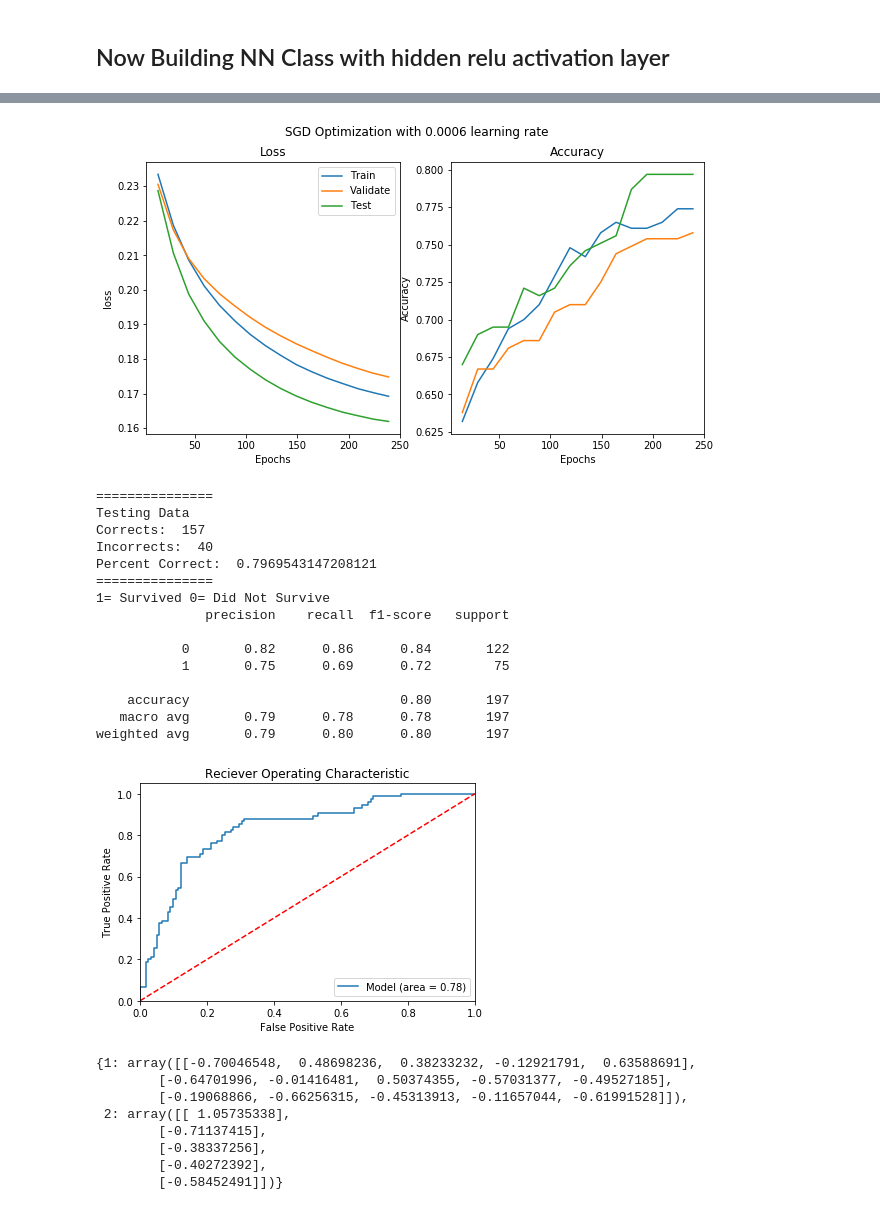
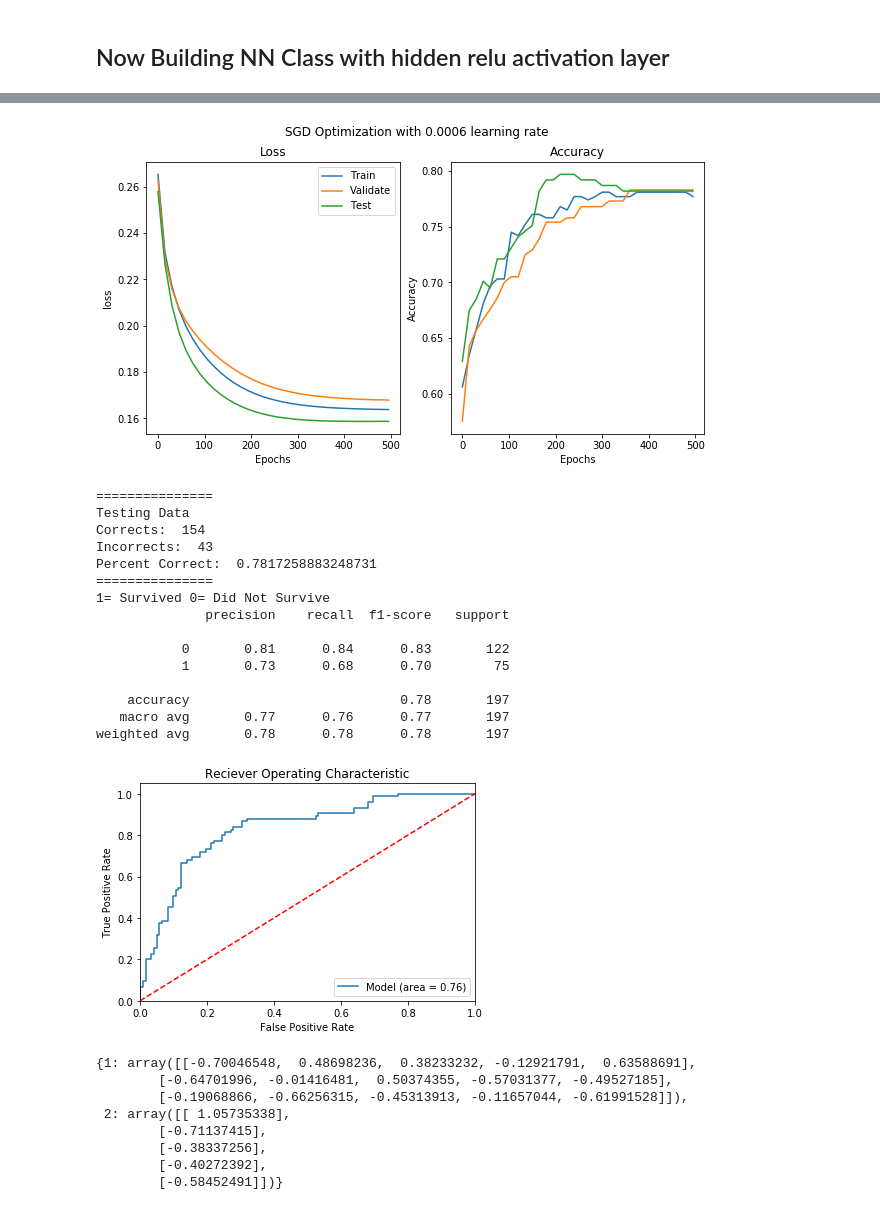
Before and after one commit to TheFoodForest/Numpy-Neural-Net, a Jupyter notebook: Sigmoid Activation NN.ipynb, the cells around one changed output, grey strips where cells are left out. Drawn from its saved outputs; the diff is of its cells as text; code cells hidden in the pictures.

Commit message:
slight updates to fit and plotting

```diff
--- a/Sigmoid Activation NN.ipynb
+++ b/Sigmoid Activation NN.ipynb
@@ -293,6 +293,7 @@ class NeuralNetwork():
         #dictionaries with keys for corresponding layer
         return z, a
 
+
     def predict(self, x):
         #x param: array containing x input array
 
@@ -321,20 +322,19 @@ class NeuralNetwork():
         # a param: dict f(z)
         #loss will be called in the 'fit' method, using MSE here
         #delta method returns partial derivative of loss func w respect to predicted value
-        #times the derivative of optimization function at given layer
+        #times the derivative of optimization function at last layer of NN
 
 
         delta = self.loss.delta(y_true, a[self.n_layers])
 
         #matrix multiply delta by the given layers transposed inputs and thats the three chains for partial
-        #derivative of loss function
-        #doing all in matrix multiplication is much faster than using for/while loops and essentially calculates
-        #all partial derivatives at once
+        #derivative of loss function at last layer of network
+        #doing all in matrix multiplication is much faster than using for/while loops
 
         dw = np.dot(a[self.n_layers - 1].T, delta)
 
 
-        #update params = dictionary with key for each layer 0f NN
+        #update params = dictionary with key for each layer of NN
         #layer 1 has (input dim, num nuerons in second layer) shaped derivative of weights as dw,
         #and (batch_size,num nuerons in second layer) shaped delta for num nuerons in second layer z funcs at 2nd
 
@@ -361,7 +361,7 @@ class NeuralNetwork():
             update_params[i-1] = (dw,delta)
 
         for k,v in update_params.items():
-            #use calc weights to update the weights and biases at each layer
+            #use calc partial derivative to update the weights and biases at each layer
             self._update_w_b(k, v[0], v[1])
 
 
@@ -404,7 +404,7 @@ class NeuralNetwork():
                 self._back_prop(z, a, y_[k:l])
 
 
-            if (i + 1) % 15 == 0:
+            if i % 15 == 0:
                 test_pred = self.predict(x_train)
 
                 print("Epoch {}, Loss: {}".format(i,self.loss.loss(y_train, test_pred)))
@@ -569,7 +569,7 @@ np.random.seed(41)
 
 
 nn = NeuralNetwork((3, 5, 1), (Relu, Sigmoid))
-nn.fit(X_train,y_train,loss=MSE,epochs=250,xtest=X_test,ytest=y_test,batch_size=25,learning_rate=.0006)
+nn.fit(X_train,y_train,loss=MSE,epochs=500,xtest=X_test,ytest=y_test,batch_size=1,learning_rate=.0006)
 predictions = nn.predict(X_test)
 y_pred = []
 for i in predictions:
@@ -615,20 +616,20 @@ Epoch 239, Loss: 0.16919594071034808
-[figure, old version]
+[figure, new version]
 ===============
 Testing Data
-Corrects:  157
-Incorrects:  40
-Percent Correct:  0.7969543147208121
+Corrects:  154
+Incorrects:  43
+Percent Correct:  0.7817258883248731
 ===============
 1= Survived 0= Did Not Survive
               precision    recall  f1-score   support
 
-           0       0.82      0.86      0.84       122
-           1       0.75      0.69      0.72        75
+           0       0.81      0.84      0.83       122
+           1       0.73      0.68      0.70        75
 
-    accuracy                           0.80       197
-   macro avg       0.79      0.78      0.78       197
-weighted avg       0.79      0.80      0.80       197
+    accuracy                           0.78       197
+   macro avg       0.77      0.76      0.77       197
+weighted avg       0.78      0.78      0.78       197
-[figure, old version]
+[figure, new version]
 # %%
 #weights after training
 #keys represent layers
```
Also changed, not shown: parts of 6 cells of this notebook.
